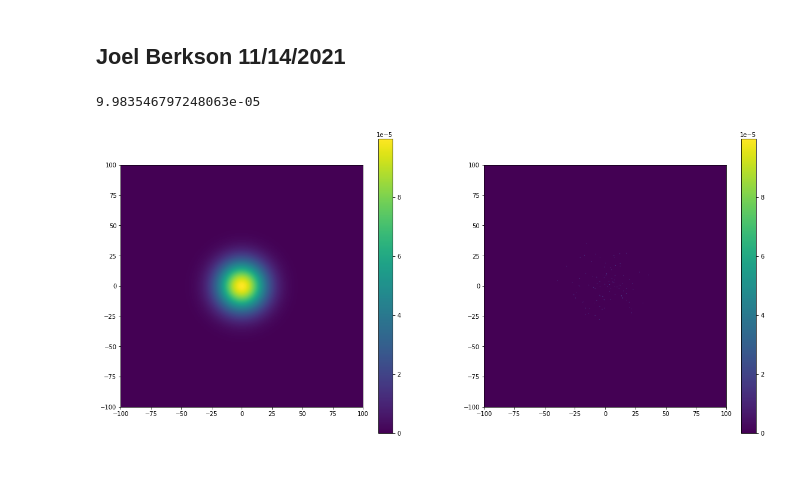
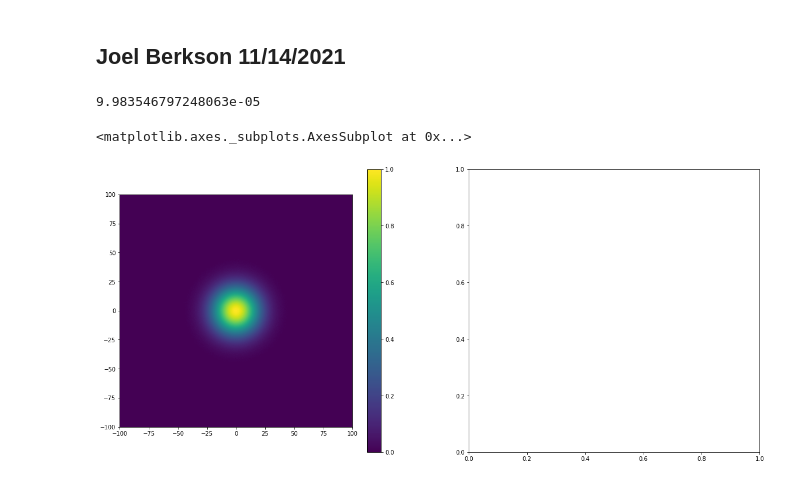
Before and after one commit to jdberkson/OPTI-556-Computational-Imaging, a Jupyter notebook: Homework5_JoelB.ipynb, the cells around one changed output. Drawn from its saved outputs; the diff is of its cells as text; code cells hidden in the pictures.

```diff
--- a/Homework5_JoelB.ipynb
+++ b/Homework5_JoelB.ipynb
@@ -17,21 +17,21 @@ def g(rho,z, wo):
   g=(1/(wo**2+1j*z))*np.exp(2*np.pi*1j*z)*np.exp(-np.pi*rho**2/(wo**2+1j*z))
   return g
 # %%
-photons = 1000
+photons = 10000
 x=np.linspace(-100,100,1024)
 xx,yy= np.meshgrid(x,x)
 X = np.abs(g(np.sqrt(xx**2+yy**2), 100, 2))**2
-Xphot = X
-Xphotnoise = np.sqrt(np.random.poisson(Xphot*(np.sqrt(photons))))*np.max(Xphot)
-
+Xnorm = X/np.max(X)
+print(np.max(X))
+Xphotnoise = np.sqrt(np.random.poisson(np.power(Xnorm*np.sqrt(photons),2)))/np.sqrt(photons)
+Xphotnoise[Xphotnoise>1] = 1
+Xphotnoise[Xphotnoise<0] *= 0
 plt.figure(figsize=[20,20])
 plt.subplot(2,2,1)
-plt.imshow(Xphot,extent=[-100,100,-100,100])
+plt.imshow(Xphotnoise,extent=[-100,100,-100,100])
 plt.colorbar()
 plt.subplot(2,2,2)
-plt.imshow(Xphotnoise,extent=[-100,100,-100,100])
-plt.colorbar()
-print(np.max(Xphotnoise))
 # %% [output]
 9.983546797248063e-05
+<matplotlib.axes._subplots.AxesSubplot at 0x...>
-[figure, old version]
+[figure, new version]
```
